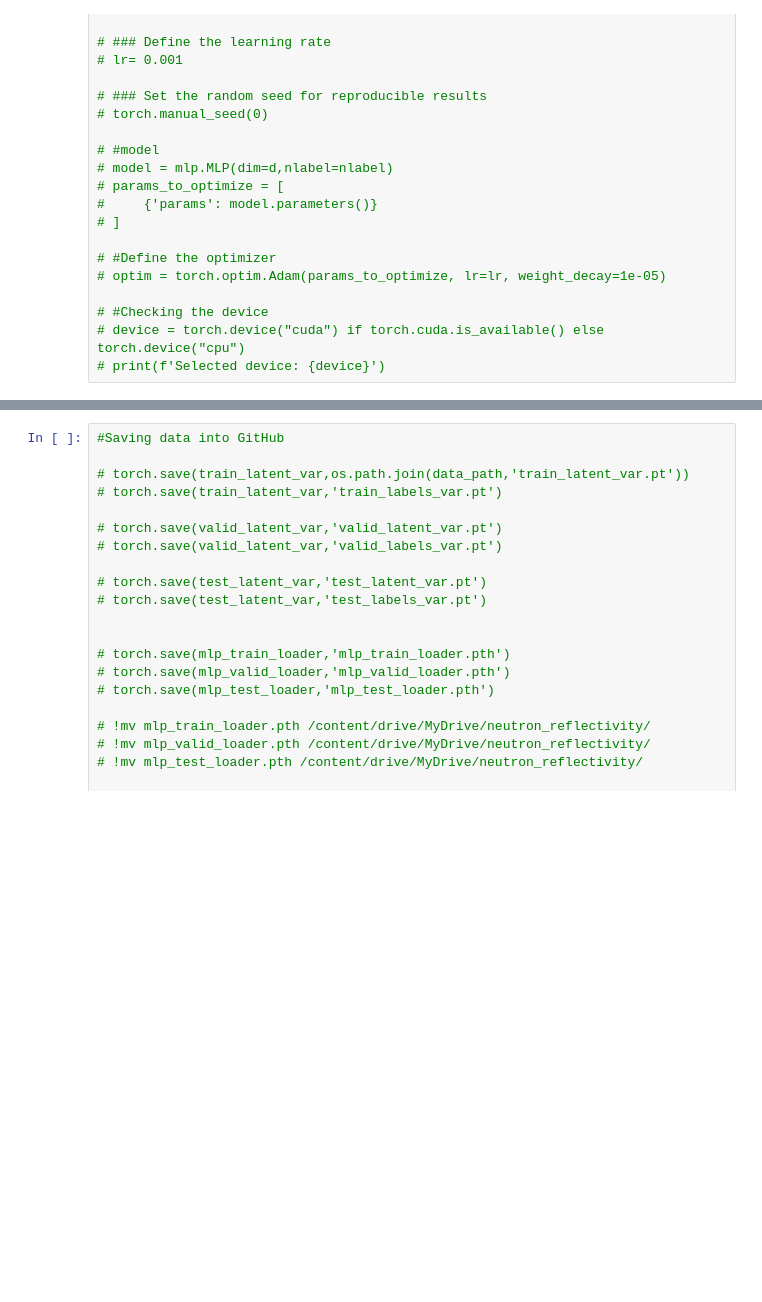
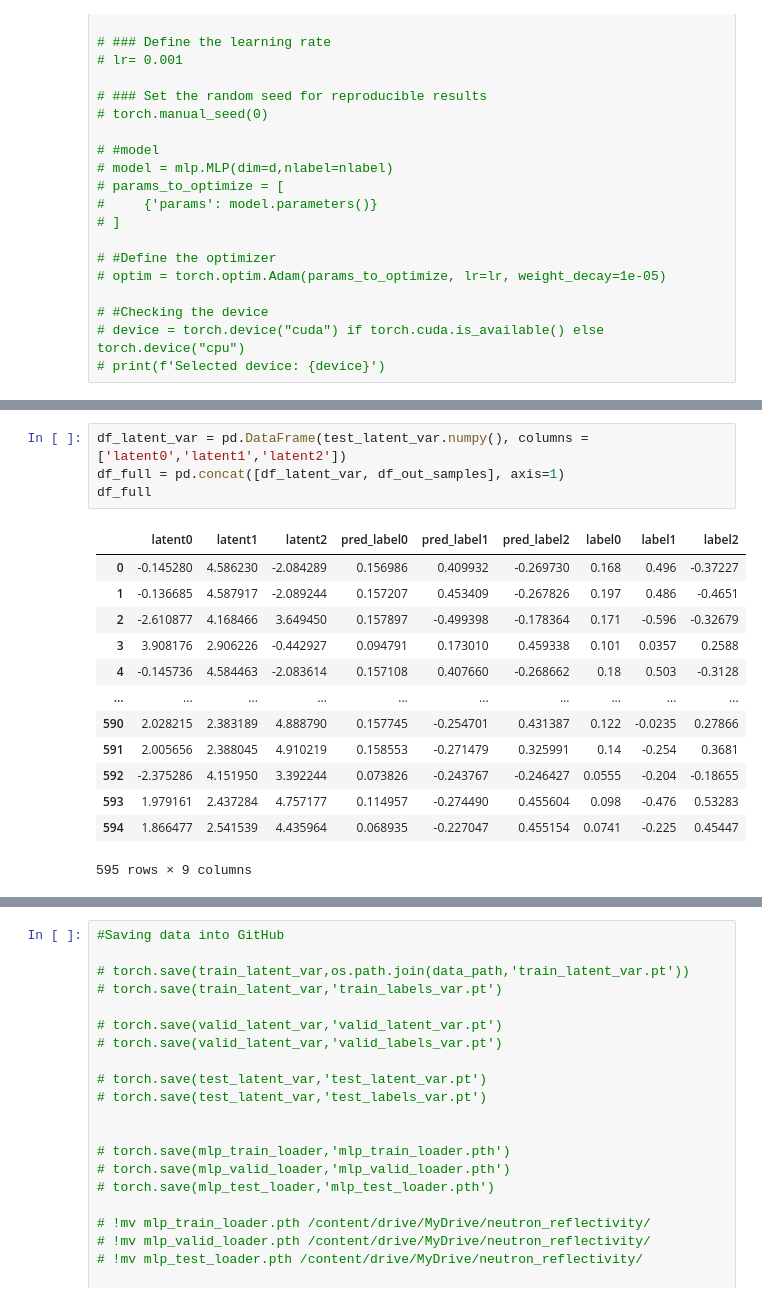
Before and after one commit to MikJak75/Neutron_Reflect, a Jupyter notebook: nr_v11.ipynb, the cells around one changed output, grey strips where cells are left out. Cells and saved outputs as stored; diff of their text form; blank space fills up the shorter version.

```diff
--- a/nr_v11.ipynb
+++ b/nr_v11.ipynb
@@ -440 +422,19 @@ df_out_samples
 595 rows × 6 columns
+# %%
+df_latent_var = pd.DataFrame(test_latent_var.numpy(), columns = ['latent0','latent1','latent2'])
+df_full = pd.concat([df_latent_var, df_out_samples], axis=1)
+df_full
+# %% [output]
+|  | latent0 | latent1 | latent2 | pred_label0 | pred_label1 | pred_label2 | label0 | label1 | label2 |
+| 0 | -0.145280 | 4.586230 | -2.084289 | 0.156986 | 0.409932 | -0.269730 | 0.168 | 0.496 | -0.37227 |
+| 1 | -0.136685 | 4.587917 | -2.089244 | 0.157207 | 0.453409 | -0.267826 | 0.197 | 0.486 | -0.4651 |
+| 2 | -2.610877 | 4.168466 | 3.649450 | 0.157897 | -0.499398 | -0.178364 | 0.171 | -0.596 | -0.32679 |
+| 3 | 3.908176 | 2.906226 | -0.442927 | 0.094791 | 0.173010 | 0.459338 | 0.101 | 0.0357 | 0.2588 |
+| 4 | -0.145736 | 4.584463 | -2.083614 | 0.157108 | 0.407660 | -0.268662 | 0.18 | 0.503 | -0.3128 |
+| ... | ... | ... | ... | ... | ... | ... | ... | ... | ... |
+| 590 | 2.028215 | 2.383189 | 4.888790 | 0.157745 | -0.254701 | 0.431387 | 0.122 | -0.0235 | 0.27866 |
+| 591 | 2.005656 | 2.388045 | 4.910219 | 0.158553 | -0.271479 | 0.325991 | 0.14 | -0.254 | 0.3681 |
+| 592 | -2.375286 | 4.151950 | 3.392244 | 0.073826 | -0.243767 | -0.246427 | 0.0555 | -0.204 | -0.18655 |
+| 593 | 1.979161 | 2.437284 | 4.757177 | 0.114957 | -0.274490 | 0.455604 | 0.098 | -0.476 | 0.53283 |
+| 594 | 1.866477 | 2.541539 | 4.435964 | 0.068935 | -0.227047 | 0.455154 | 0.0741 | -0.225 | 0.45447 |
+595 rows × 9 columns
```
Also changed, not shown: parts of 14 cells of this notebook.
